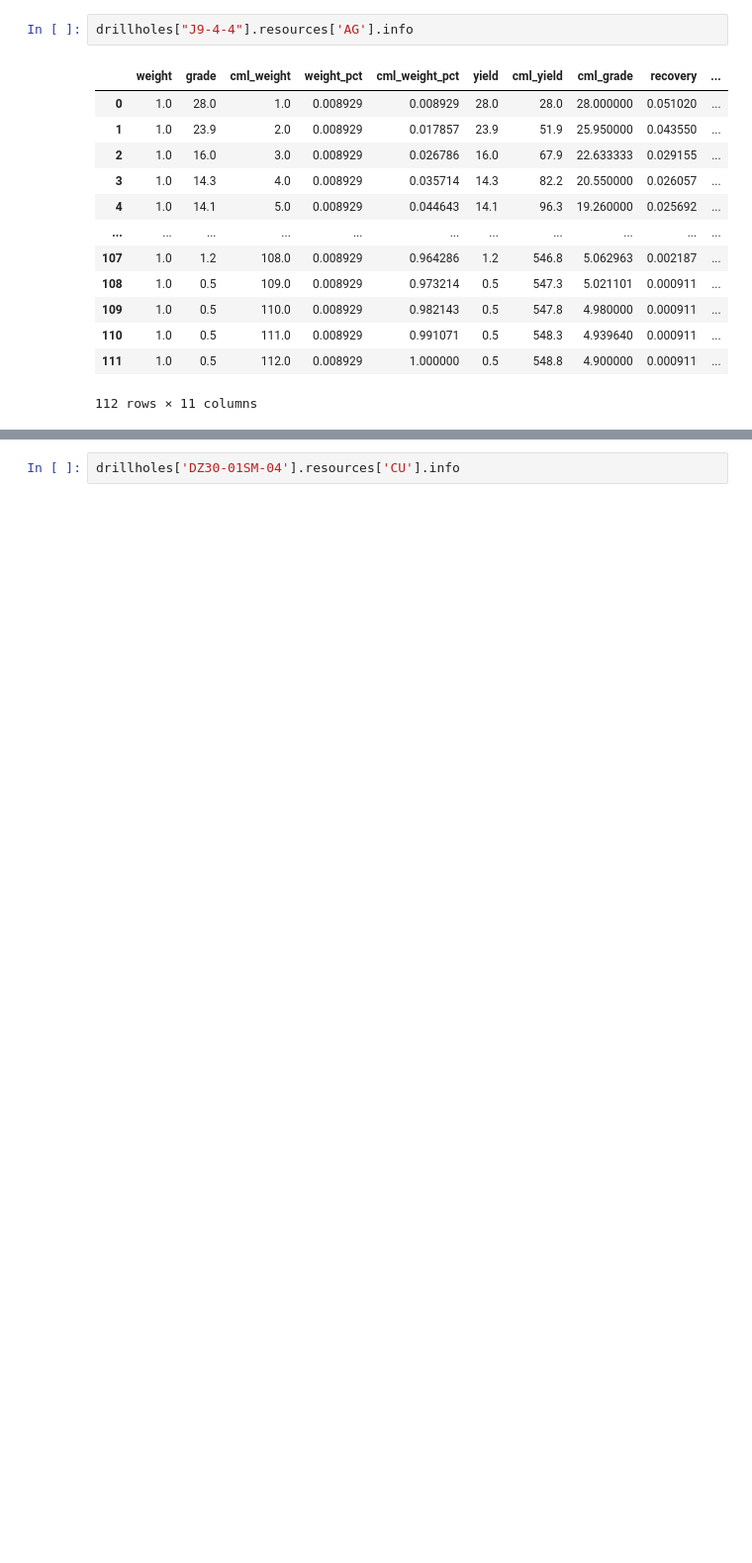
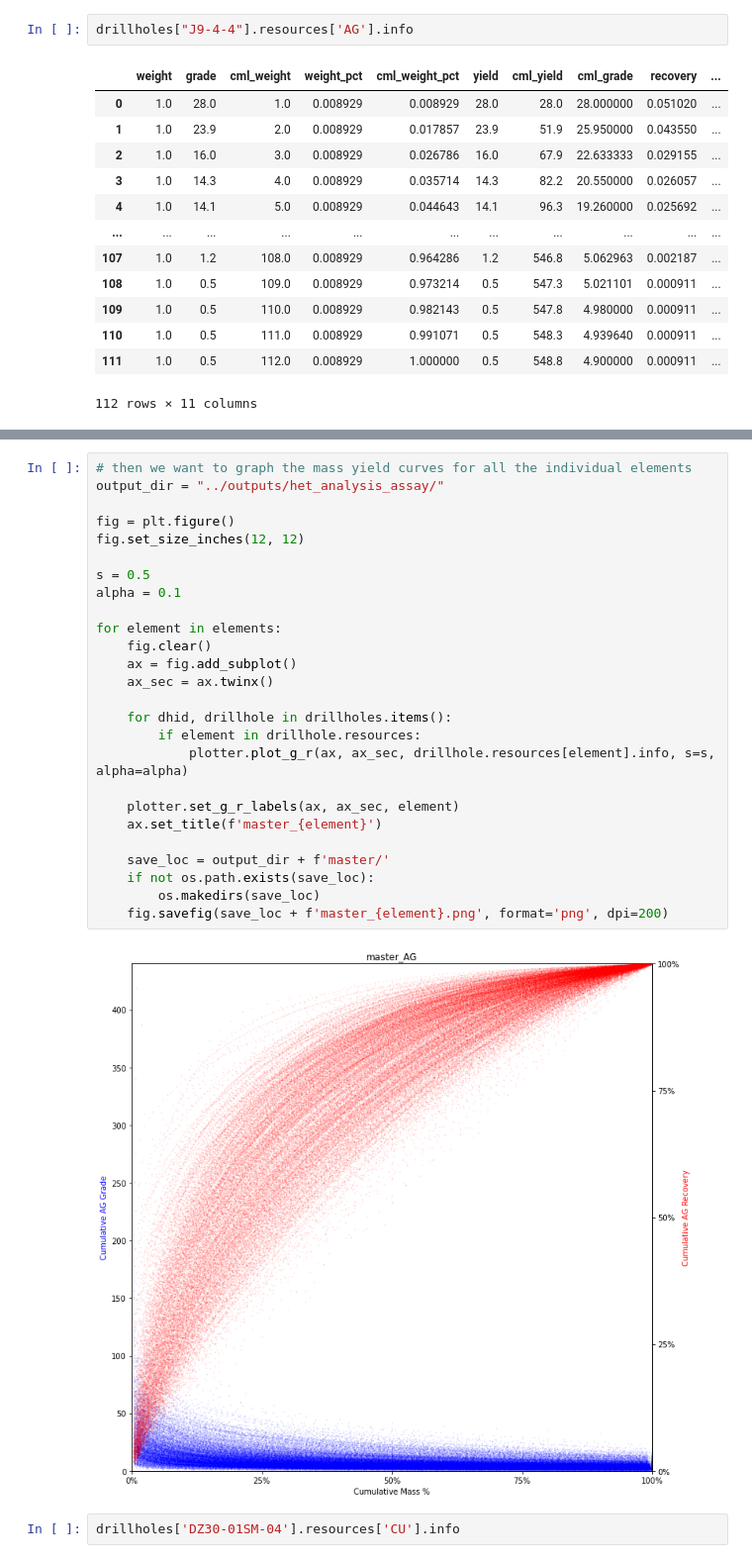
Before and after one commit to jouytrew/masters_pfti, a Jupyter notebook: notebooks/het_analysis_assay.ipynb, the cells around one changed output, grey strips where cells are left out. Shown at 99% size. Cells and saved outputs as stored; diff of their text form; blank space fills up the shorter version.

```diff
--- a/notebooks/het_analysis_assay.ipynb
+++ b/notebooks/het_analysis_assay.ipynb
@@ -317,3 +231,31 @@ for idx, element in enumerate(element_assay_cols):
+# %%
+# then we want to graph the mass yield curves for all the individual elements
+output_dir = "../outputs/het_analysis_assay/"
+
+fig = plt.figure()
+fig.set_size_inches(12, 12)
+
+s = 0.5
+alpha = 0.1
+
+for element in elements:
+    fig.clear()
+    ax = fig.add_subplot()
+    ax_sec = ax.twinx()
+
+    for dhid, drillhole in drillholes.items():
+        if element in drillhole.resources:
+            plotter.plot_g_r(ax, ax_sec, drillhole.resources[element].info, s=s, alpha=alpha)
+
+    plotter.set_g_r_labels(ax, ax_sec, element)
+    ax.set_title(f'master_{element}')
+
+    save_loc = output_dir + f'master/'
+    if not os.path.exists(save_loc):
+        os.makedirs(save_loc)
+    fig.savefig(save_loc + f'master_{element}.png', format='png', dpi=200)
+# %% [output]
+[figure, added]
 # %%
 drillholes['DZ30-01SM-04'].resources['CU'].info
 # %% [output]
```
Also changed, not shown: parts of 30 cells of this notebook, 12 other files.
